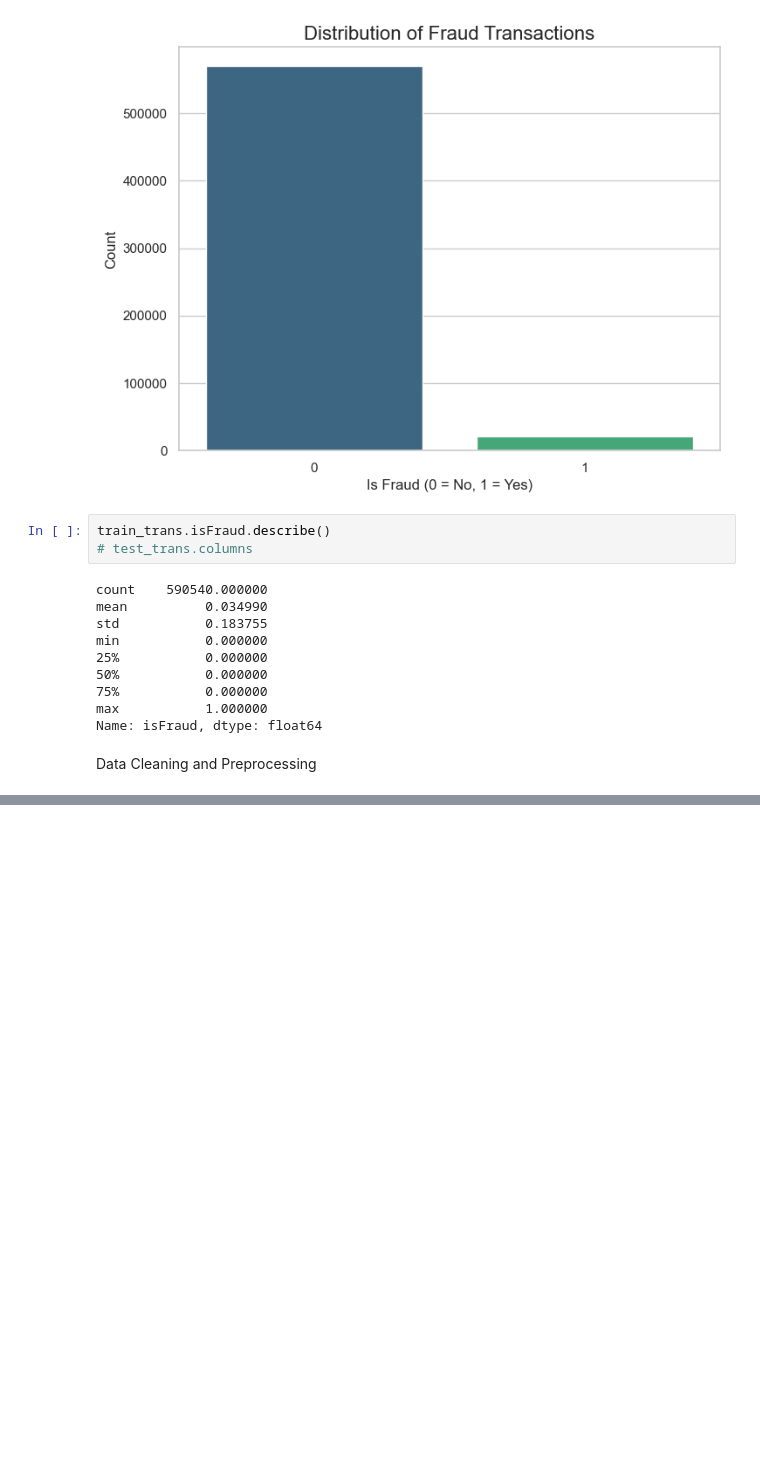
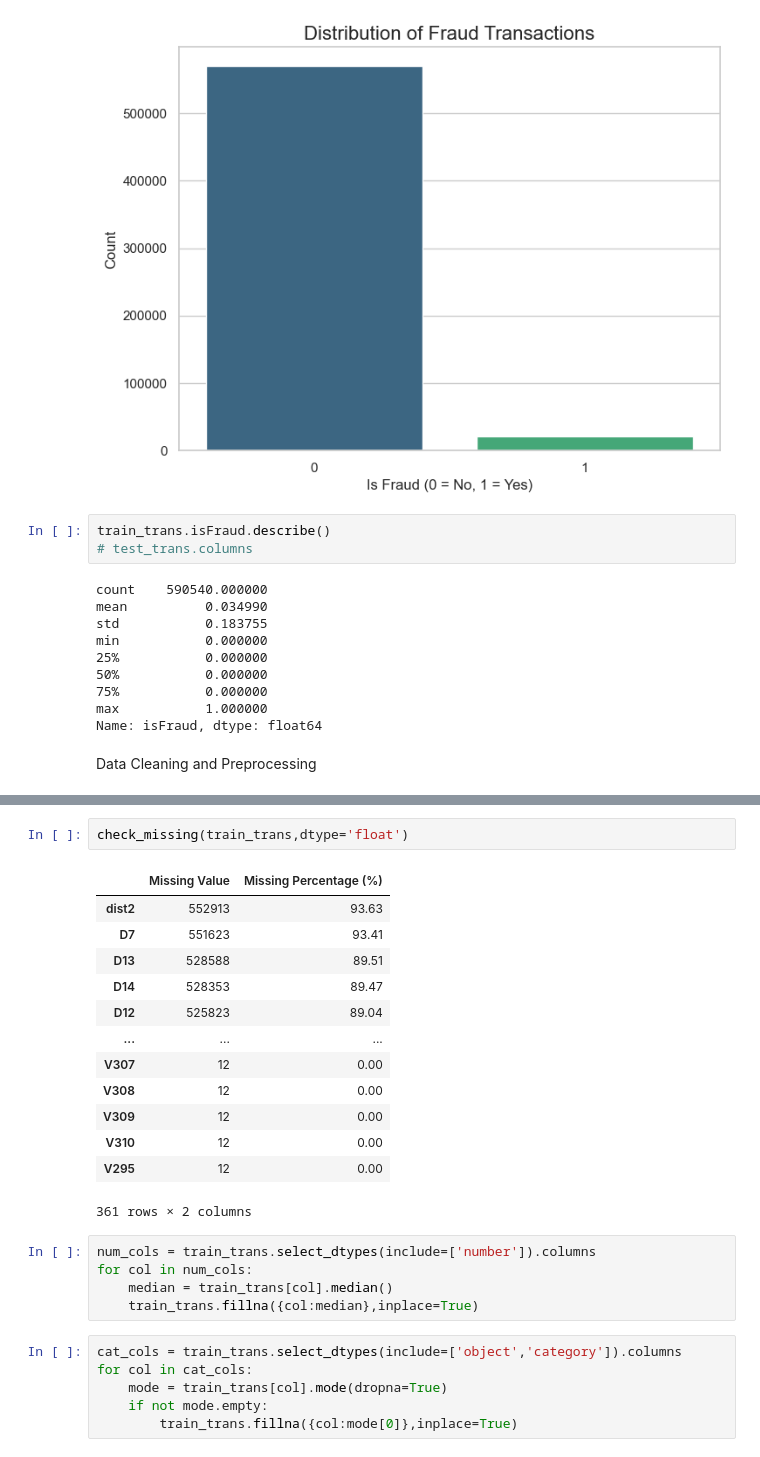
Before and after one commit to TeetyK/FinTech_AI, a Jupyter notebook: Fraud_Detection.ipynb, the cells around one changed output, grey strips where cells are left out. Saved outputs shown, nothing was run; the diff lists cells and outputs as text; blank space fills up the shorter version.

```diff
--- a/Fraud_Detection.ipynb
+++ b/Fraud_Detection.ipynb
@@ -148,0 +166,27 @@ def check_missing(df,dtype='object'):
+# %%
+check_missing(train_trans,dtype='float')
+# %% [output]
+|  | Missing Value | Missing Percentage (%) |
+| dist2 | 552913 | 93.63 |
+| D7 | 551623 | 93.41 |
+| D13 | 528588 | 89.51 |
+| D14 | 528353 | 89.47 |
+| D12 | 525823 | 89.04 |
+| ... | ... | ... |
+| V307 | 12 | 0.00 |
+| V308 | 12 | 0.00 |
+| V309 | 12 | 0.00 |
+| V310 | 12 | 0.00 |
+| V295 | 12 | 0.00 |
+361 rows × 2 columns
+# %%
+num_cols = train_trans.select_dtypes(include=['number']).columns
+for col in num_cols:
+    median = train_trans[col].median()
+    train_trans.fillna({col:median},inplace=True)
+# %%
+cat_cols = train_trans.select_dtypes(include=['object','category']).columns
+for col in cat_cols:
+    mode = train_trans[col].mode(dropna=True)
+    if not mode.empty:
+        train_trans.fillna({col:mode[0]},inplace=True)
```
Also changed, not shown: parts of 20 cells of this notebook.
